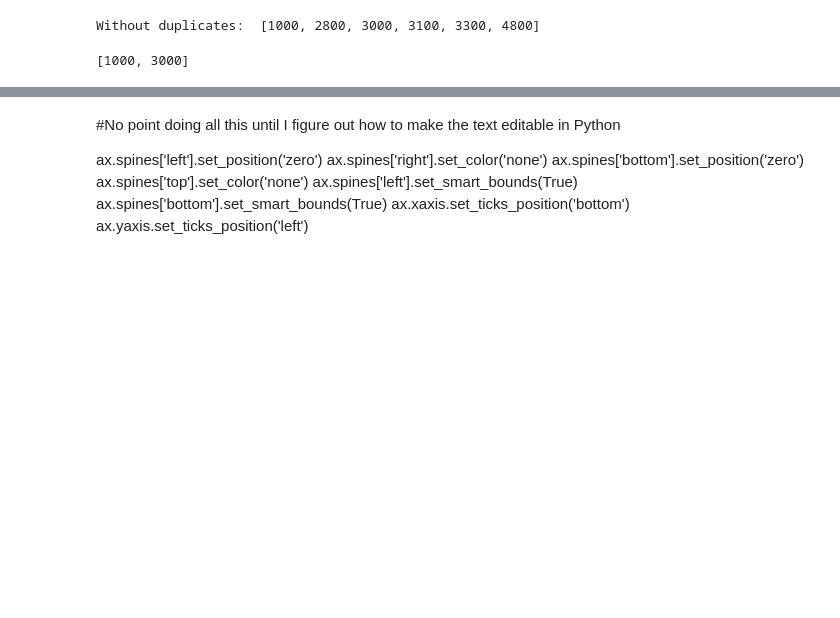
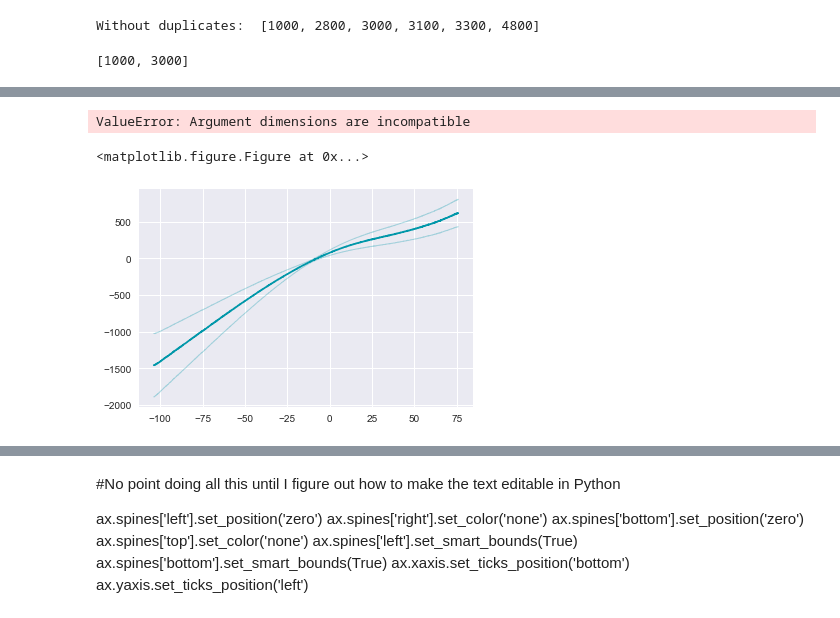
Before and after one commit to KullmannLab/AMPA_Synaptopathies, a Jupyter notebook: AMPAtraceProcessing_May9.ipynb, the cells around one changed output, grey strips where cells are left out. Saved outputs shown, nothing was run; the diff lists cells and outputs as text; code cells hidden in the pictures; blank space fills up the shorter version.

```diff
--- a/AMPAtraceProcessing_May9.ipynb
+++ b/AMPAtraceProcessing_May9.ipynb
@@ -472,3 +482,7 @@ def rectification(subtracted, pos=40, neg=-70):
     return RI, pos, neg
 
 #rectification()
+# %%
+ramps_df = pd.read_excel('ramps_results.xlsx')
+
+ramps_df.head(2)
@@ -474,0 +497,73 @@ def rectification(subtracted, pos=40, neg=-70):
+# %%
+import matplotlib.pyplot as plt
+
+fig = plt.figure()
+
+for idx in xrange(9):
+    ax = fig.add_subplot(3, 3, idx+1) # this line adds sub-axes
+    ...
+    ax.imshow(patch) # this line creates the image using the pre-defined sub axes
+
+fig.savefig('test.png')
+# %%
+paper_mutants = ['T646N', 'WT', 'GRIA1', 'A639S',  'G609R',]
+
+Con = 'black'
+Gria = 'gray'
+EE = '#0097a9'
+ID = '#380282'
+
+pal = {'A639S':EE, 'A643T':Con, 'F644L':ID, 'G609R':ID, 'G745V':ID, 'G778A':ID, 'I375V':Con,
+       'P528T':ID, '528-530Del':ID, 'T646N':EE, 'V647L':ID, 'V830M':ID, 'WT':Con, 'GRIA1':Gria}
+
+def graph_sub(df, m, i, fig, col):
+    '''Saves and outputs plot of control drug and subtracted ramps'''
+    # ax = fig.add_subplot(3,2,i+1)
+    mV_ms = 180/1800   # gradient of the ramp protocol that was used in the recording
+    x_ms = np.array(range(0,1800))
+    x_mV = (x_ms*mV_ms)-104   #-100 because the ramp started at -100, then also -4 to correct for LJP
+    fig, ax = plt.subplots()
+    print(x_mV[2:].shape == df_to_plot['neg_error'].iloc[1002:2800].shape == df_to_plot['neg_error'].iloc[1002:2800].shape)
+    plt.plot(x_mV[2:], df['mean'].iloc[1002:2800], col)
+    plt.plot(x_mV[2:], df_to_plot['pos_error'].iloc[1002:2800], col, alpha = 0.3, lw=1)
+    plt.plot(x_mV[2:], df_to_plot['neg_error'].iloc[1002:2800], col, alpha = 0.3, lw=1)
+    plt.fill_between(x_mV[2:], df_to_plot['neg_error'].iloc[1002:2800],
+                     df_to_plot['pos_error'].iloc[1002:2800], col, alpha=0.3)
+
+
+    plt.axhline(0, color='black', alpha=0.3)
+    plt.axvline(0, color='black', alpha=0.3)
+
+    plt.xlabel('voltage (mV)')
+    plt.ylabel('current (pA)')
+    plt.title(m)
+    plt.ylim(-3500, 2500)
+    save_name = m + 'Mean_sem_Ramps.pdf'
+    plt.savefig(save_name, transparent=True)
+    return plt.show()
+
+
+
+# Following analysis: plotting ramps individually for each mutant
+fig = plt.figure()
+
+for i, m in enumerate(paper_mutants):
+    title = m + ' subtracted ramps'
+    color = pal[m]
+    df_to_plot = pd.DataFrame()
+    file_list = ramps_df['File'][ramps_df['Mutant'] == m]
+    for f in file_list:
+        name = f + ".EDRRampSummary.csv"
+        df = pd.read_csv(name)
+        df_to_plot[f] = df['Subtracted']
+
+    data_col = df_to_plot.columns
+    df_to_plot['mean'] = df_to_plot.aggregate('mean', axis=1)
+    df_to_plot['SEM'] = df_to_plot[data_col].aggregate('sem', axis=1)
+    df_to_plot['pos_error'] = df_to_plot['mean']+df_to_plot['SEM']
+    df_to_plot['neg_error'] = df_to_plot['mean']-df_to_plot['SEM']
+
+    graph_sub(df_to_plot, m, i, fig, color)
+
+plt.show()
+# %% [output]
@@ -474,0 +571,3 @@ def rectification(subtracted, pos=40, neg=-70):
+ValueError: Argument dimensions are incompatible
+<matplotlib.figure.Figure at 0x...>
+[figure, added]
```
Also changed, not shown: parts of 9 cells of this notebook.
